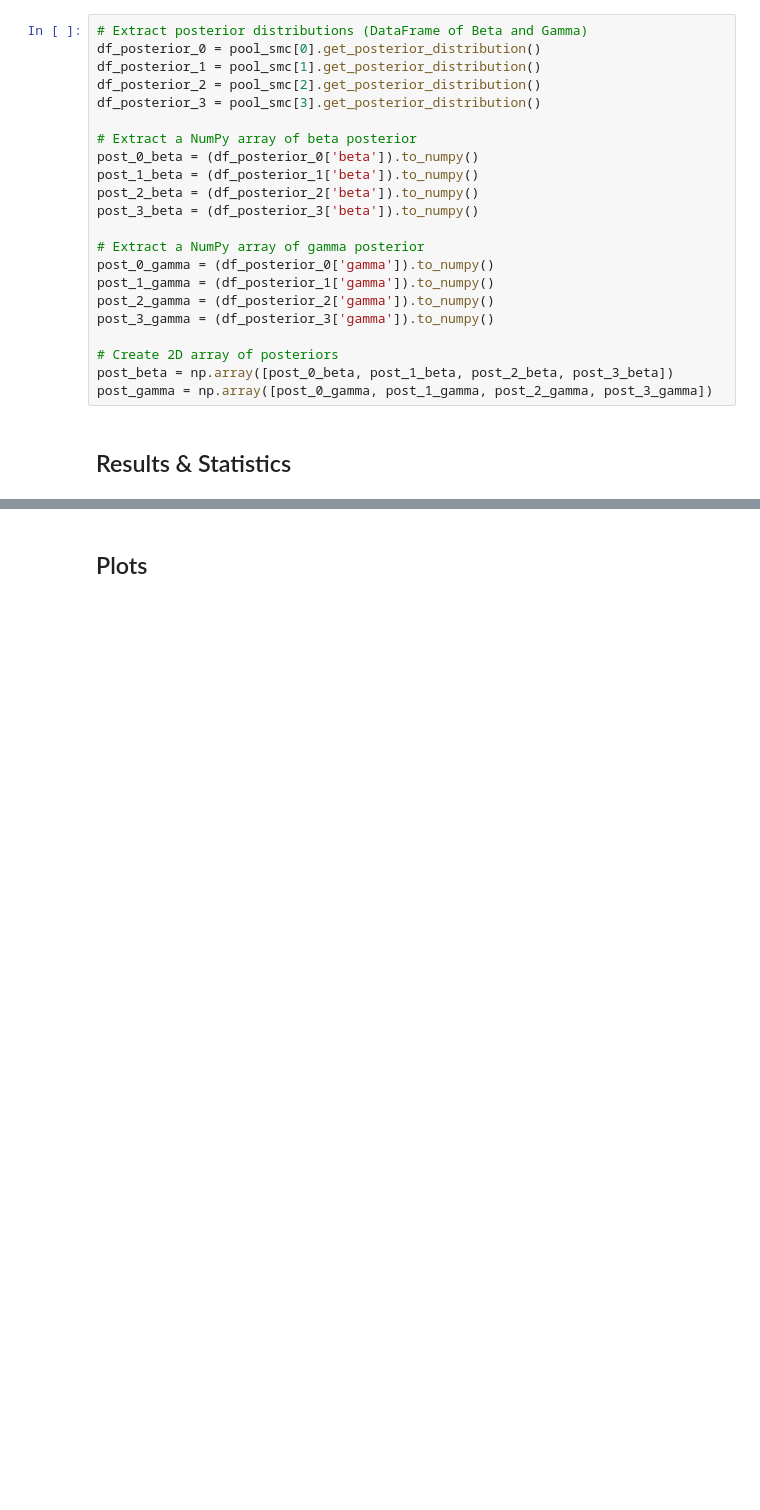
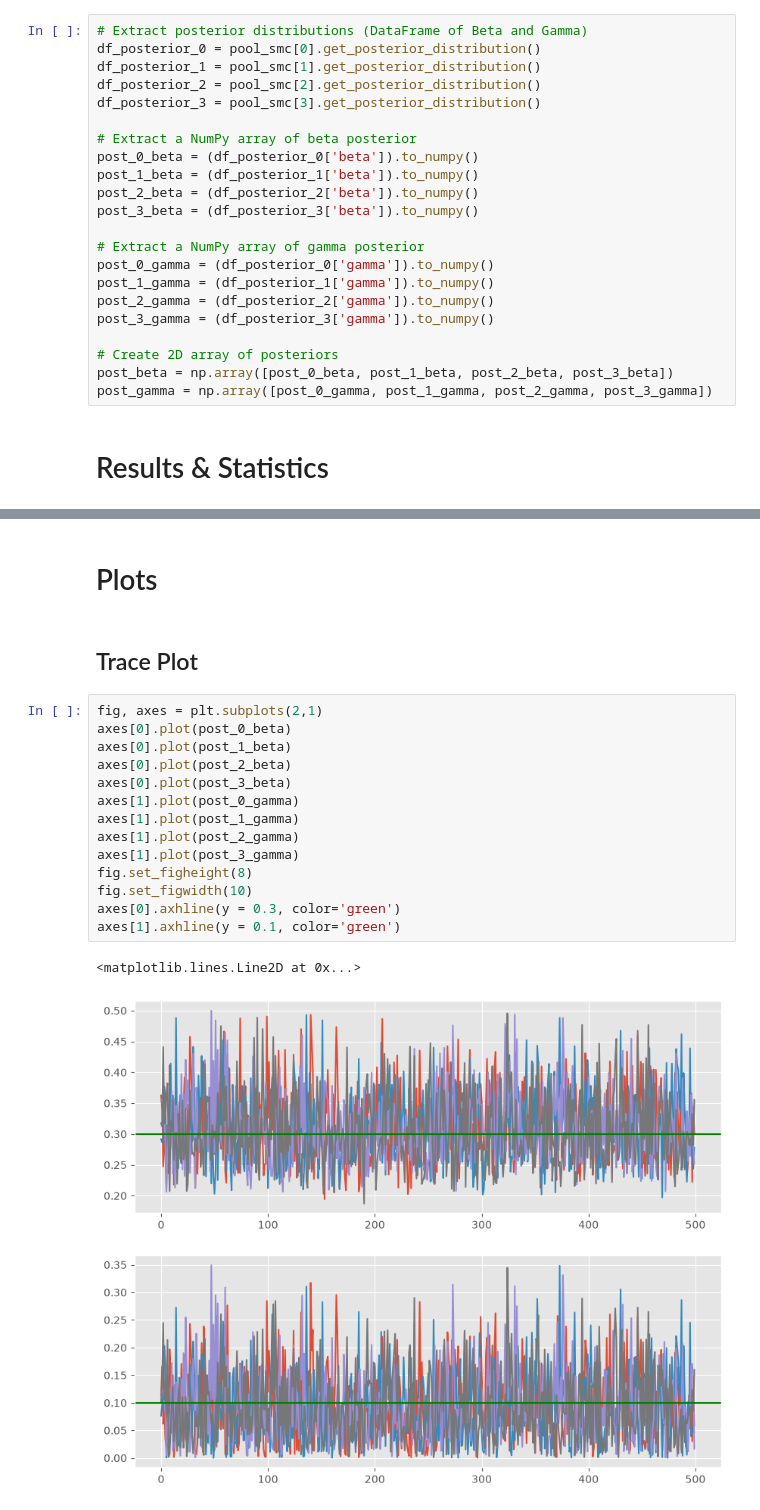
Before and after one commit to 19386928-oss/SIR_Model, a Jupyter notebook: src/Epydemix/ABC_SMC_Noisy.ipynb, the cells around one changed output, grey strips where cells are left out. Cells and saved outputs as stored; diff of their text form; blank space fills up the shorter version.

Commit message:
Trace Plot

```diff
--- a/src/Epydemix/ABC_SMC_Noisy.ipynb
+++ b/src/Epydemix/ABC_SMC_Noisy.ipynb
@@ -142,7 +142,7 @@ post_3_gamma = (df_posterior_3['gamma']).to_numpy()
 post_beta = np.array([post_0_beta, post_1_beta, post_2_beta, post_3_beta])
 post_gamma = np.array([post_0_gamma, post_1_gamma, post_2_gamma, post_3_gamma])
 # %% [markdown]
-## Results & Statistics
+# Results & Statistics
 # %%
 summary = {'Parameter': ['Beta', 'Gamma'],
            'Mean': [az.mean(post_beta, round_to=4), az.mean(post_gamma, round_to=4)],
@@ -167,4 +167,23 @@ display(df_summary)
 | 0 | Beta | 0.3101 | 0.0035 | 0.0589 | 0.2291 | 0.4146 | 0.2184 | 0.3972 | 1801.1830 | 1616.6358 | ... |
 | 1 | Gamma | 0.0939 | 0.0044 | 0.066 | 0.0082 | 0.2140 | 0.0001 | 0.1803 | 1936.0594 | 1875.3897 | ... |
 # %% [markdown]
-## Plots
+# Plots
+# %% [markdown]
+## Trace Plot
+# %%
+fig, axes = plt.subplots(2,1)
+axes[0].plot(post_0_beta)
+axes[0].plot(post_1_beta)
+axes[0].plot(post_2_beta)
+axes[0].plot(post_3_beta)
+axes[1].plot(post_0_gamma)
+axes[1].plot(post_1_gamma)
+axes[1].plot(post_2_gamma)
+axes[1].plot(post_3_gamma)
+fig.set_figheight(8)
+fig.set_figwidth(10)
+axes[0].axhline(y = 0.3, color='green')
+axes[1].axhline(y = 0.1, color='green')
+# %% [output]
+<matplotlib.lines.Line2D at 0x...>
+[figure, added]
```
